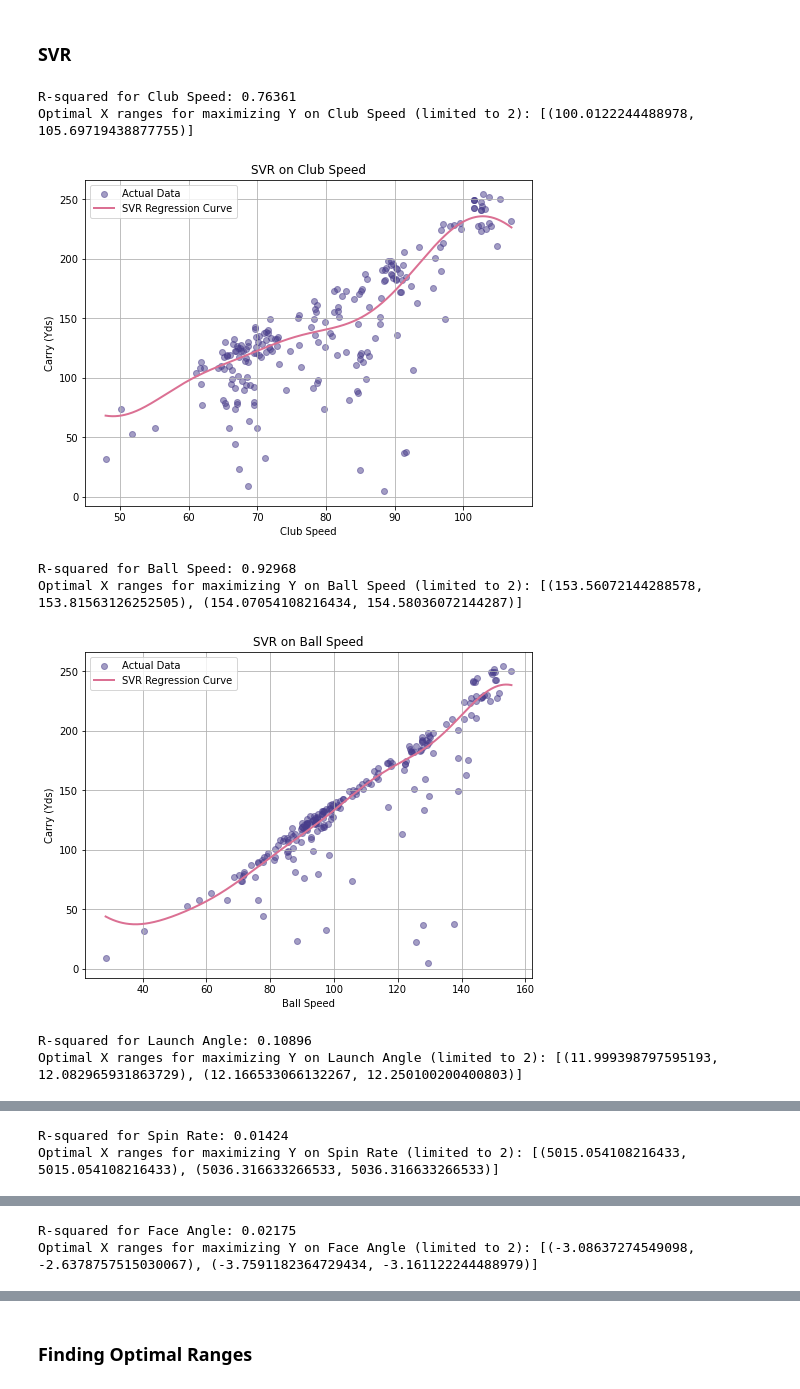
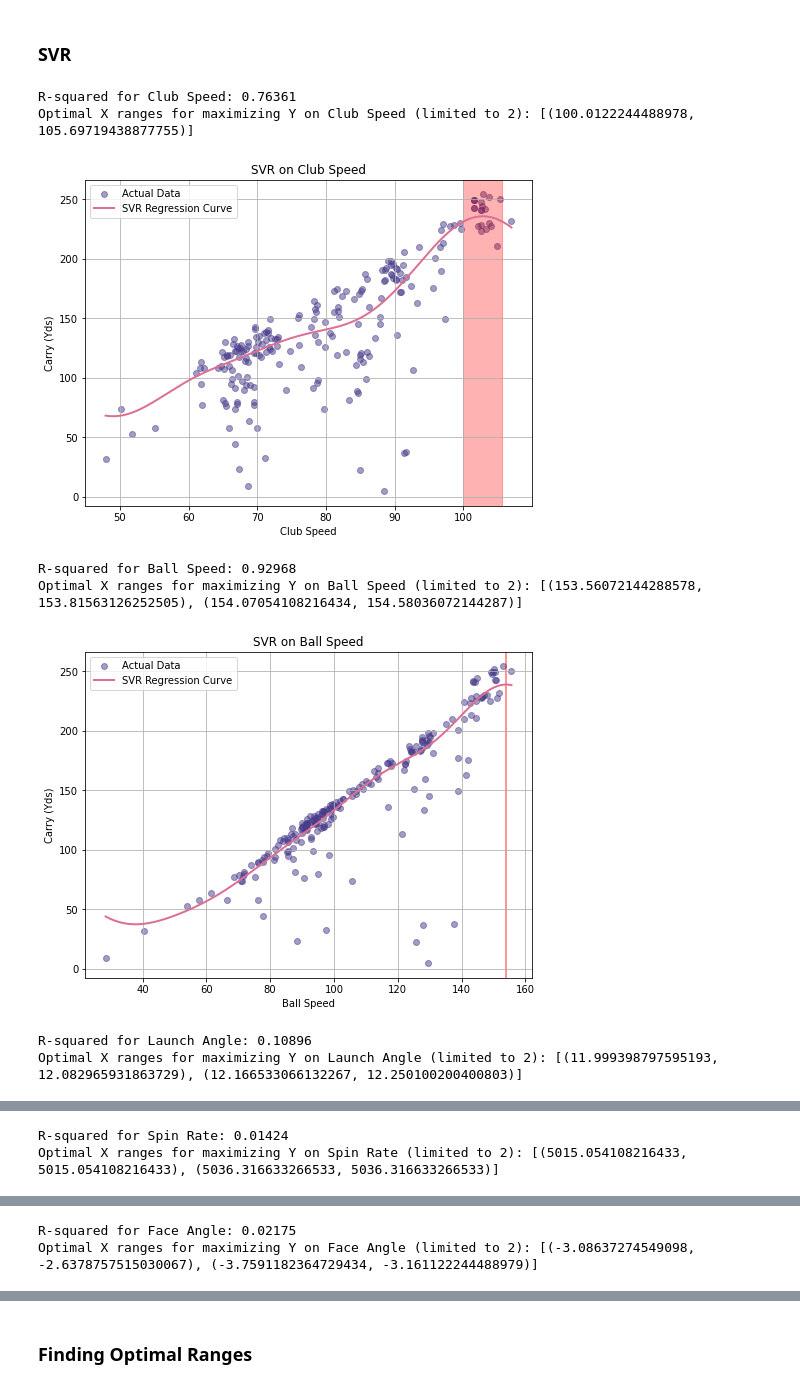
Before and after one commit to ericaking1/golfanalytics, a Jupyter notebook: golfanalytics.ipynb, the cells around one changed output, grey strips where cells are left out. Cells and saved outputs as stored; diff of their text form; code cells hidden in the pictures.

Commit message:
shading in graphs

```diff
--- a/golfanalytics.ipynb
+++ b/golfanalytics.ipynb
@@ -101,36 +101,37 @@ for i in range(9):
 
     # Find continuous ranges
     discrete_ranges = []
     start = optimal_x_values[0]
 
     for j in range(1, len(optimal_x_values)):
         if optimal_x_values[j] - optimal_x_values[j-1] > (X_range[1] - X_range[0]):
             discrete_ranges.append((start, optimal_x_values[j-1]))  # Save the previous range
             start = optimal_x_values[j]  # Start new range
     discrete_ranges.append((start, optimal_x_values[-1]))  # Add last range
 
     # Limit to at most 2 optimal ranges by sorting based on the average predicted Y value in each range
     discrete_ranges = sorted(discrete_ranges, key=lambda r: np.mean(y_range_pred[(X_range.flatten() >= r[0]) & (X_range.flatten() <= r[1])]), reverse=True)[:2]
 
     optimal_ranges.append((X.columns[i], discrete_ranges))
 
     print(f"Optimal X ranges for maximizing Y on {X.columns[i]} (limited to 2): {discrete_ranges}")
 
     plt.figure(figsize=(8, 6))
     plt.scatter(X_feature, y, color='darkslateblue', alpha=0.5, label='Actual Data')
     plt.plot(X_range, y_range_pred, color='palevioletred', lw=2, label='SVR Regression Curve')
+    plt.axvspan(discrete_ranges[0][0], discrete_ranges[0][1], alpha=0.3, color='red')
     plt.xlabel(X.columns[i])
     plt.ylabel('Carry (Yds)')
     plt.title(f'SVR on {X.columns[i]}')
     plt.legend()
     plt.grid(True)
     plt.show()
 # %% [output]
 R-squared for Club Speed: 0.76361
 Optimal X ranges for maximizing Y on Club Speed (limited to 2): [(100.0122244488978, 105.69719438877755)]
-[figure, old version]
+[figure, new version]
 R-squared for Ball Speed: 0.92968
 Optimal X ranges for maximizing Y on Ball Speed (limited to 2): [(153.56072144288578, 153.81563126252505), (154.07054108216434, 154.58036072144287)]
-[figure, old version]
+[figure, new version]
 R-squared for Launch Angle: 0.10896
 Optimal X ranges for maximizing Y on Launch Angle (limited to 2): [(11.999398797595193, 12.082965931863729), (12.166533066132267, 12.250100200400803)]
```
Also changed, not shown: parts of 2 cells of this notebook.
